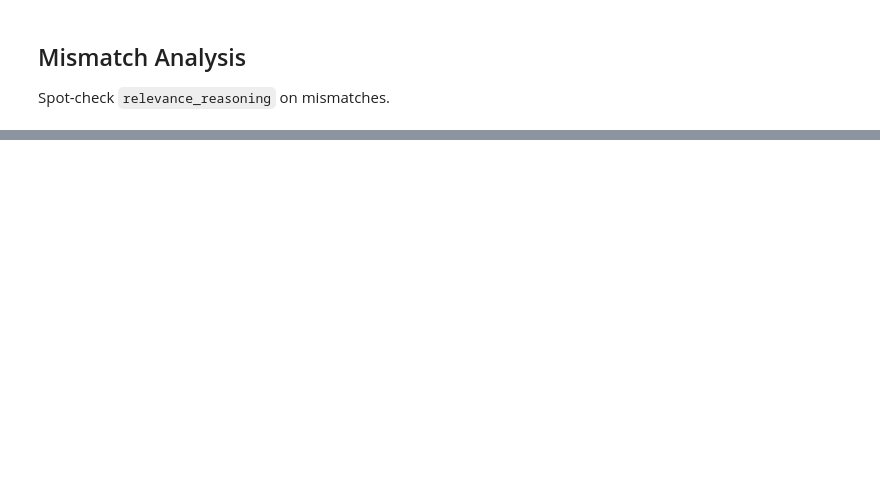
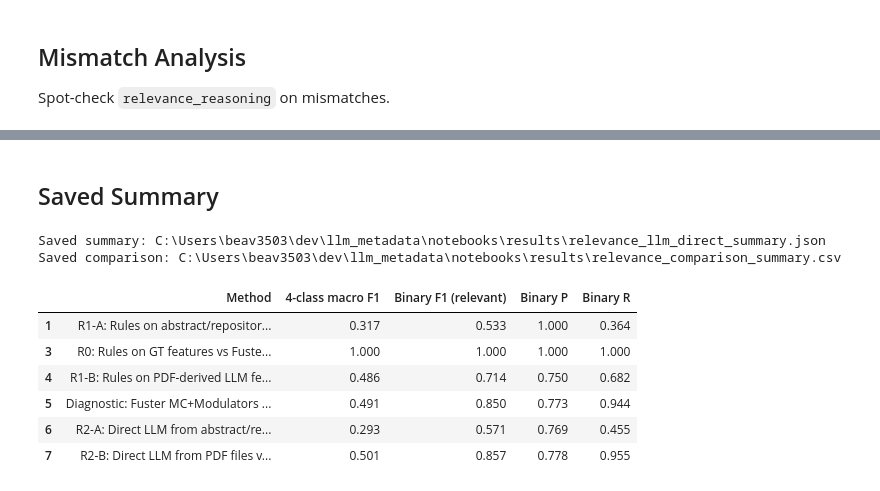
Before and after one commit to BiodiversiteQuebec/llm_metadata, a Jupyter notebook: notebooks/relevance_llm_direct.ipynb, the cells around one changed output, grey strips where cells are left out. Drawn from its saved outputs; the diff is of its cells as text; code cells hidden in the pictures; blank space fills up the shorter version.

```diff
--- a/notebooks/relevance_llm_direct.ipynb
+++ b/notebooks/relevance_llm_direct.ipynb
@@ -586,0 +469,79 @@ Saved comparison: notebooks/results/relevance_comparison_summary.csv
+# %% [markdown]
+## Saved Summary
+# %%
+OUTPUT_SUMMARY_PATH = PROJECT_ROOT / "notebooks" / "results" / "relevance_llm_direct_summary.json"
+COMPARISON_PATH = PROJECT_ROOT / "notebooks" / "results" / "relevance_comparison_summary.csv"
+
+summary = {
+    "method": "R2-A: Direct LLM from abstract/repository-description text vs Fuster MC+Modulators",
+    "target": "MC_relevance_modifiers",
+    "diagnostic_target": "dataset_relevance",
+    "run_artifact": str(RUN_ARTIFACT_PATH),
+    "gt_manifest": str(GT_MANIFEST_PATH),
+    "model": MODEL,
+    "reasoning_effort": REASONING_EFFORT,
+    "records_total": int(len(eval_df)),
+    "records_with_predictions": int(len(results_df)),
+    "total_cost_usd": float(artifact.total_cost_usd),
+    "macro_f1_present_labels": round(float(macro_f1_present), 3),
+    "macro_f1_all_labels": round(float(macro_f1_all), 3),
+    "binary_precision": round(float(binary_precision), 3),
+    "binary_recall": round(float(binary_recall), 3),
+    "binary_f1": round(float(binary_f1), 3),
+    "human_macro_f1_present_labels": round(float(human_macro_f1), 3),
+    "human_binary_precision": round(float(human_binary_precision), 3),
+    "human_binary_recall": round(float(human_binary_recall), 3),
+    "human_binary_f1": round(float(human_binary_f1), 3),
+}
+
+OUTPUT_SUMMARY_PATH.parent.mkdir(parents=True, exist_ok=True)
+OUTPUT_SUMMARY_PATH.write_text(json.dumps(summary, indent=2), encoding="utf-8")
+print(f"Saved summary: {OUTPUT_SUMMARY_PATH}")
+
+comparison_rows = []
+for path in [
+    PROJECT_ROOT / "notebooks" / "results" / "relevance_mechanistic_summary.csv",
+    PROJECT_ROOT / "notebooks" / "results" / "relevance_mechanistic_pdf_summary.csv",
+]:
+    if path.exists():
+        comparison_rows.append(pd.read_csv(path))
+
+direct_rows = [
+    {
+        "Method": "R2-A: Direct LLM from abstract/repository-description text vs Fuster MC+Modulators",
+        "4-class macro F1": round(float(macro_f1_present), 3),
+        "Binary F1 (relevant)": round(float(binary_f1), 3),
+        "Binary P": round(float(binary_precision), 3),
+        "Binary R": round(float(binary_recall), 3),
+    }
+]
+
+direct_pdf_summary_path = PROJECT_ROOT / "notebooks" / "results" / "relevance_llm_direct_pdf_summary.json"
+if direct_pdf_summary_path.exists():
+    direct_pdf_summary = json.loads(direct_pdf_summary_path.read_text(encoding="utf-8"))
+    direct_rows.append(
+        {
+            "Method": "R2-B: Direct LLM from PDF files vs Fuster MC+Modulators",
+            "4-class macro F1": direct_pdf_summary["macro_f1_present_labels"],
+            "Binary F1 (relevant)": direct_pdf_summary.get("binary_f1", direct_pdf_summary.get("binary_f1_relevant")),
+            "Binary P": direct_pdf_summary["binary_precision"],
+            "Binary R": direct_pdf_summary["binary_recall"],
+        }
+    )
+
+comparison_rows.append(pd.DataFrame(direct_rows))
+comparison_df = pd.concat(comparison_rows, ignore_index=True)
+comparison_df = comparison_df.drop_duplicates(subset=["Method"], keep="last")
+comparison_df.to_csv(COMPARISON_PATH, index=False)
+print(f"Saved comparison: {COMPARISON_PATH}")
+comparison_df
+# %% [output]
+Saved summary: C:\Users\beav3503\dev\llm_metadata\notebooks\results\relevance_llm_direct_summary.json
+Saved comparison: C:\Users\beav3503\dev\llm_metadata\notebooks\results\relevance_comparison_summary.csv
+|  | Method | 4-class macro F1 | Binary F1 (relevant) | Binary P | Binary R |
+| 1 | R1-A: Rules on abstract/repositor... | 0.317 | 0.533 | 1.000 | 0.364 |
+| 3 | R0: Rules on GT features vs Fuste... | 1.000 | 1.000 | 1.000 | 1.000 |
+| 4 | R1-B: Rules on PDF-derived LLM fe... | 0.486 | 0.714 | 0.750 | 0.682 |
+| 5 | Diagnostic: Fuster MC+Modulators ... | 0.491 | 0.850 | 0.773 | 0.944 |
+| 6 | R2-A: Direct LLM from abstract/re... | 0.293 | 0.571 | 0.769 | 0.455 |
+| 7 | R2-B: Direct LLM from PDF files v... | 0.501 | 0.857 | 0.778 | 0.955 |
```
Also changed, not shown: parts of 27 cells of this notebook, 13 other files.
